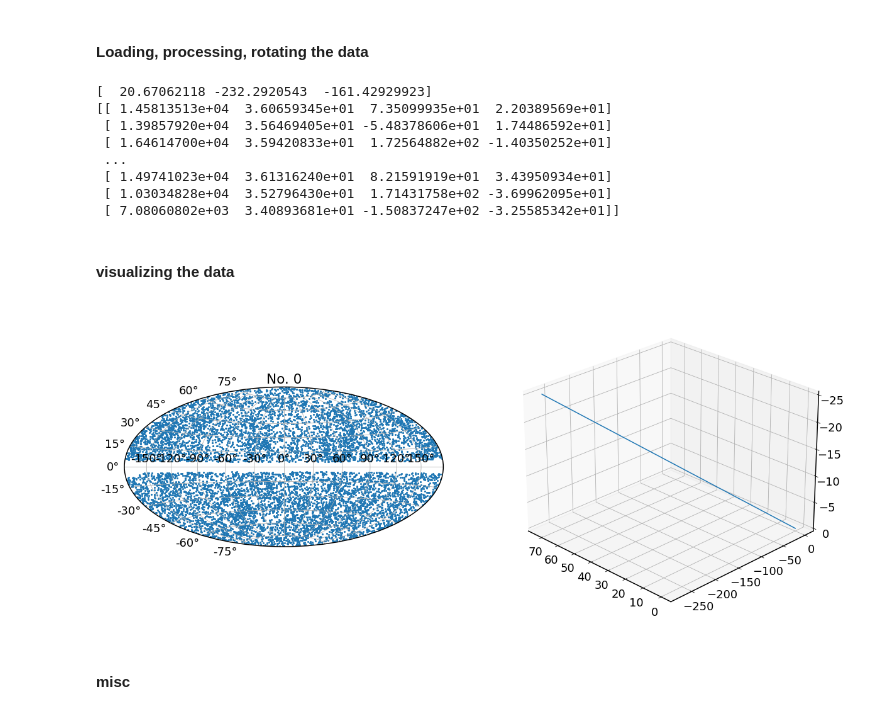
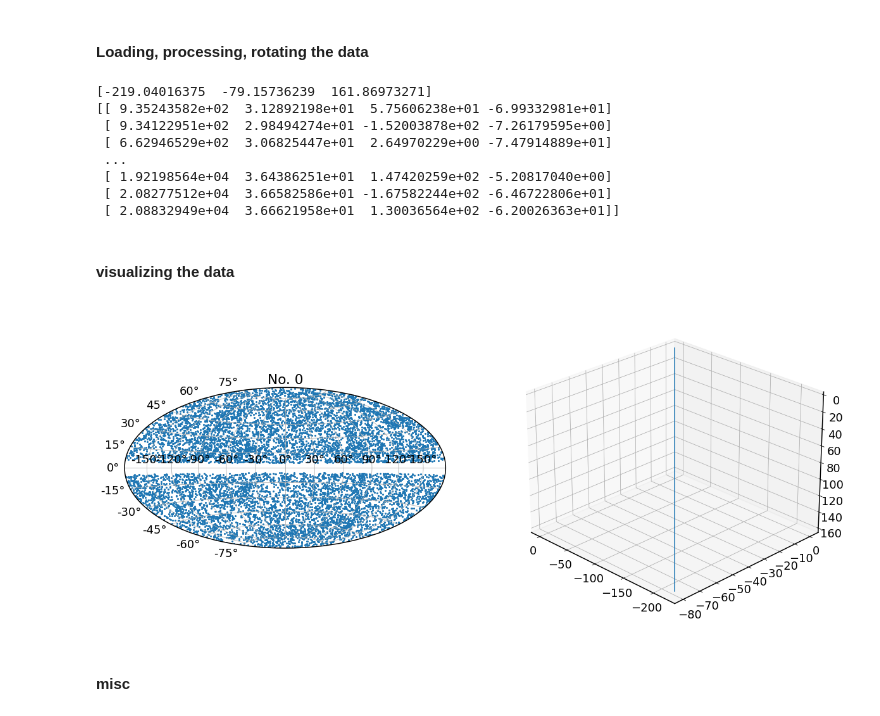
Before and after one commit to YaraAlShorman/Research-spring-22, a Jupyter notebook: Active_code/galaxy_rotations.ipynb, the cells around one changed output. Saved outputs shown, nothing was run; the diff lists cells and outputs as text; code cells hidden in the pictures.

```diff
--- a/Active_code/galaxy_rotations.ipynb
+++ b/Active_code/galaxy_rotations.ipynb
@@ -173,54 +168,54 @@ main()
 # %%
-data = np.load(f'C:/Users/yaras/Documents/Research/Feldman/rotated-outerrim-cz-rand/rotated-0-version-1.npy.npz')
+data = np.load(f'INSERT FILE PATH/rotated-0-error-40.npy.npz')
 print(data['header'])
 print(data['data'])
 # %% [output]
-[  20.67062118 -232.2920543  -161.42929923]
-[[ 1.45813513e+04  3.60659345e+01  7.35099935e+01  2.20389569e+01]
- [ 1.39857920e+04  3.56469405e+01 -5.48378606e+01  1.74486592e+01]
- [ 1.64614700e+04  3.59420833e+01  1.72564882e+02 -1.40350252e+01]
+[-219.04016375  -79.15736239  161.86973271]
+[[ 9.35243582e+02  3.12892198e+01  5.75606238e+01 -6.99332981e+01]
+ [ 9.34122951e+02  2.98494274e+01 -1.52003878e+02 -7.26179595e+00]
+ [ 6.62946529e+02  3.06825447e+01  2.64970229e+00 -7.47914889e+01]
  ...
- [ 1.49741023e+04  3.61316240e+01  8.21591919e+01  3.43950934e+01]
- [ 1.03034828e+04  3.52796430e+01  1.71431758e+02 -3.69962095e+01]
- [ 7.08060802e+03  3.40893681e+01 -1.50837247e+02 -3.25585342e+01]]
+ [ 1.92198564e+04  3.64386251e+01  1.47420259e+02 -5.20817040e+00]
+ [ 2.08277512e+04  3.66582586e+01 -1.67582244e+02 -6.46722806e+01]
+ [ 2.08832949e+04  3.66621958e+01  1.30036564e+02 -6.20026363e+01]]
 # %% [markdown]
 #### visualizing the data
 # %%
-data = np.load(f'C:/Users/yaras/Documents/Research/Feldman/rotated-outerrim-cz-rand/rotated-0-version-0.npy.npz')
+data = np.load(f'INSERT FILE PATH/rotated-0-error-40.npy.npz')
 bf = data['header']
 data = data['data']
 
 # glat and glon are in degrees, make unit objects to ease operations
 glon, glat = data[: ,2], data[: ,3]
 glon = c.Angle(glon, u.degree)
 glat = c.Angle(glat, u.degree)
 
 # changing range of glon to (-180, 180) instead of (0, 360)
 glon = glon.wrap_at('180d', inplace=False)
 
 # making figure
 fig = plt.figure(figsize=(20, 20))
 P.update({'font.size': 18,
                 'axes.linewidth': 1.5,
                 'axes.labelweight': 'bold',
                 })
 
 # subplot 1 (glon, glat) (hammer projection)
 ax1 = fig.add_subplot(121, projection='hammer')
 ax1.scatter(glon.radian, glat.radian, marker='.', linewidths=0.1)
 ax1.grid(True)
 ax1.title.set_text(f'No. 0')
 
 # bulkflow visualization
 x,y,z = bf[0], bf[1], bf[2]
 
 ax = fig.add_subplot(122, projection='3d')
 ax.plot((0, x) ,(0, y),(0, z))
 ax.view_init(-155, 45)
 
 fig.show()
 # %% [output]
-[figure, old version]
+[figure, new version]
 # %% [markdown]
 #### misc
 # %%
```
Also changed, not shown: parts of 1 cell of this notebook, 1 other file.
